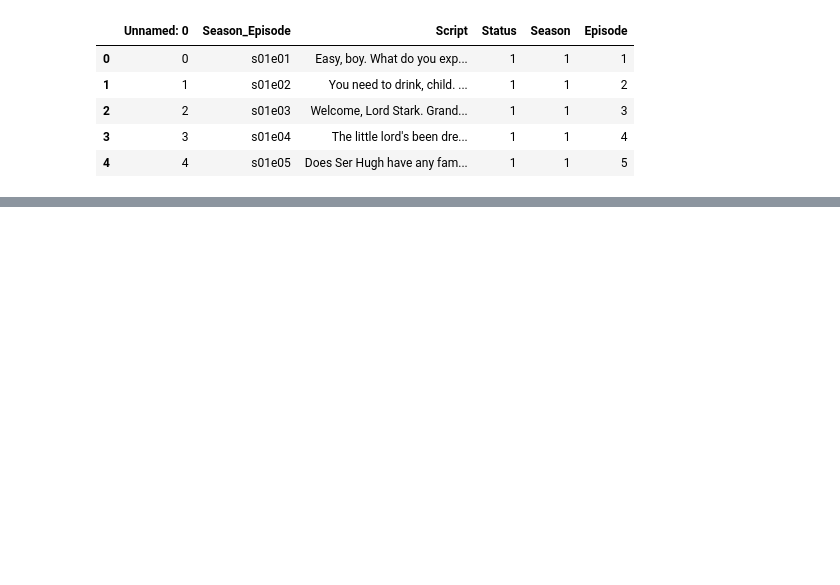
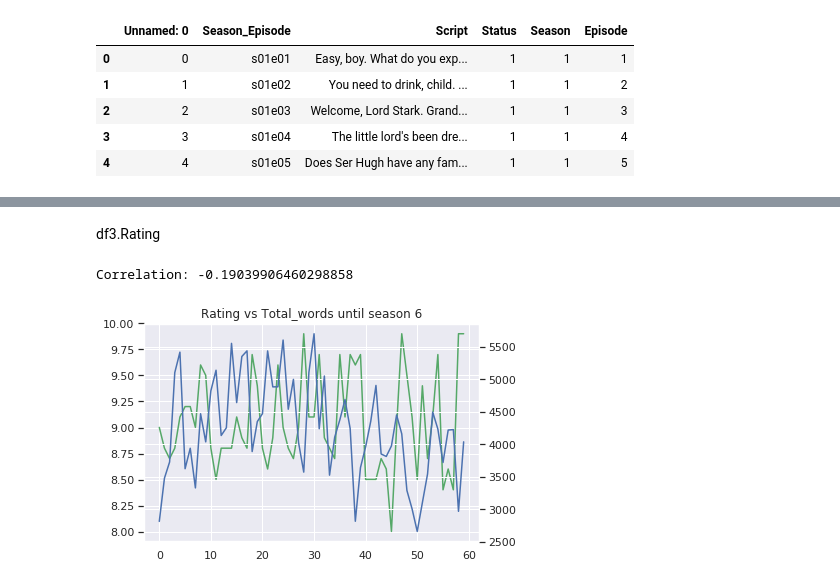
Before and after one commit to bavilaa/nlp_got, a Jupyter notebook: exploring_DB.ipynb, the cells around one changed output, grey strips where cells are left out. Drawn from its saved outputs; the diff is of its cells as text; code cells hidden in the pictures; blank space fills up the shorter version.

```diff
--- a/exploring_DB.ipynb
+++ b/exploring_DB.ipynb
@@ -79,0 +115,17 @@ Name: totalwords, Length: 76, dtype: float64
+# %% [markdown]
+df3.Rating
+# %%
+#Plotting only until season 6
+df4 = df3[df3.Season<=6]
+
+sns.lineplot(data=df4.Rating, color="g")
+ax2 = plt.twinx()
+sns.lineplot(data=df4.totalwords, color="b", ax=ax2)
+
+plt.title('Rating vs Total_words until season 6')
+
+correllation = df4['totalwords'].corr(df4['Rating'])
+print ("Correlation: " +str(correllation))
+# %% [output]
+Correlation: -0.19039906460298858
+[figure, added]
```
Also changed, not shown: parts of 23 cells of this notebook.
